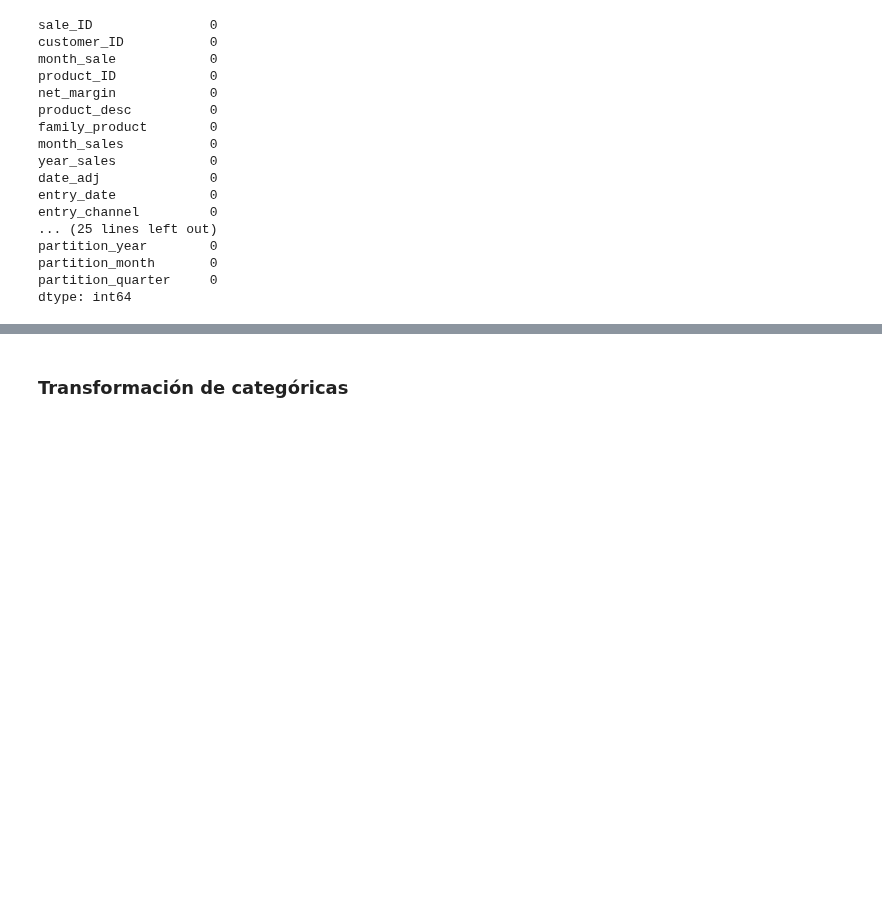
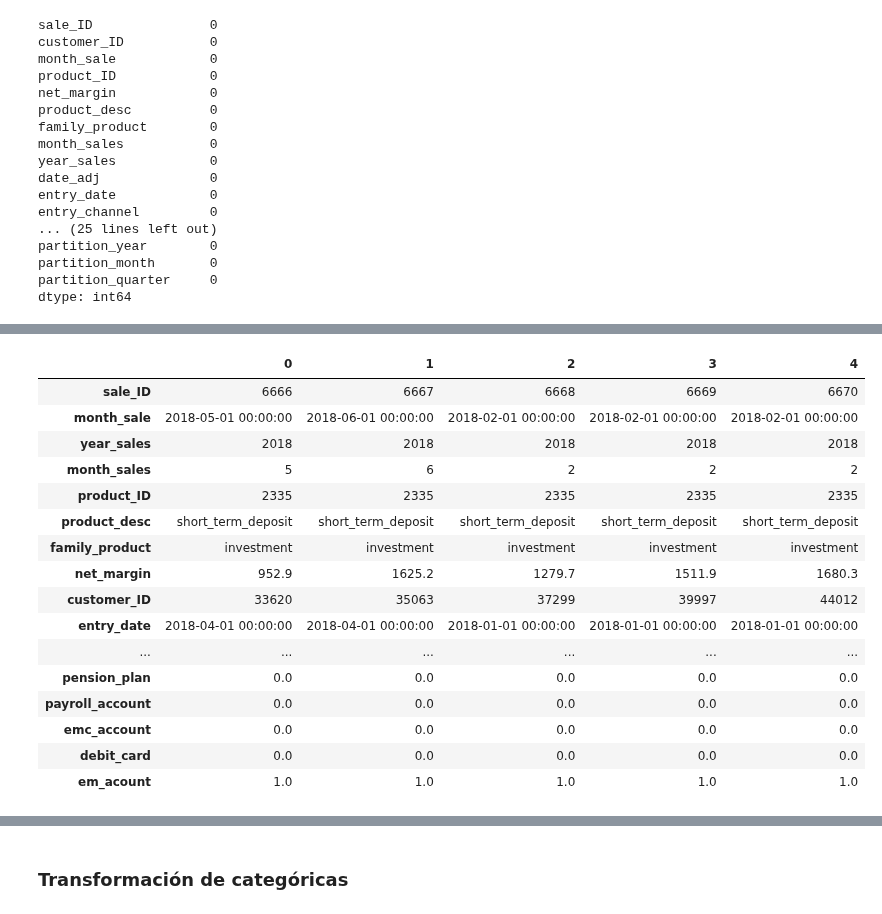
Before and after one commit to RicardColomOrero/easymoney, a Jupyter notebook: Easymoney.ipynb, the cells around one changed output, grey strips where cells are left out. Saved outputs shown, nothing was run; the diff lists cells and outputs as text; code cells hidden in the pictures; blank space fills up the shorter version.

```diff
--- a/Easymoney.ipynb
+++ b/Easymoney.ipynb
@@ -1605,2 +1606,2 @@ df_total3=df_total2.to_pickle('/content/drive/MyDrive/TFM  Data Science/df_total
 # %%
-df_total3=pd.read_pickle('/content/drive/MyDrive/TFM  Data Science/df_total3')
+df_total3=pd.read_pickle('/content/drive/MyDrive/Master_DS/TFM_Data_Science/df_total3')
@@ -1609,0 +1697,20 @@ df_total3=pd.read_pickle('/content/drive/MyDrive/TFM  Data Science/df_total3')
+# %%
+df_total3.head().T
+# %% [output]
+|  | 0 | 1 | 2 | 3 | 4 |
+| sale_ID | 6666 | 6667 | 6668 | 6669 | 6670 |
+| month_sale | 2018-05-01 00:00:00 | 2018-06-01 00:00:00 | 2018-02-01 00:00:00 | 2018-02-01 00:00:00 | 2018-02-01 00:00:00 |
+| year_sales | 2018 | 2018 | 2018 | 2018 | 2018 |
+| month_sales | 5 | 6 | 2 | 2 | 2 |
+| product_ID | 2335 | 2335 | 2335 | 2335 | 2335 |
+| product_desc | short_term_deposit | short_term_deposit | short_term_deposit | short_term_deposit | short_term_deposit |
+| family_product | investment | investment | investment | investment | investment |
+| net_margin | 952.9 | 1625.2 | 1279.7 | 1511.9 | 1680.3 |
+| customer_ID | 33620 | 35063 | 37299 | 39997 | 44012 |
+| entry_date | 2018-04-01 00:00:00 | 2018-04-01 00:00:00 | 2018-01-01 00:00:00 | 2018-01-01 00:00:00 | 2018-01-01 00:00:00 |
+| ... | ... | ... | ... | ... | ... |
+| pension_plan | 0.0 | 0.0 | 0.0 | 0.0 | 0.0 |
+| payroll_account | 0.0 | 0.0 | 0.0 | 0.0 | 0.0 |
+| emc_account | 0.0 | 0.0 | 0.0 | 0.0 | 0.0 |
+| debit_card | 0.0 | 0.0 | 0.0 | 0.0 | 0.0 |
+| em_acount | 1.0 | 1.0 | 1.0 | 1.0 | 1.0 |
```
Also changed, not shown: parts of 46 cells of this notebook.
